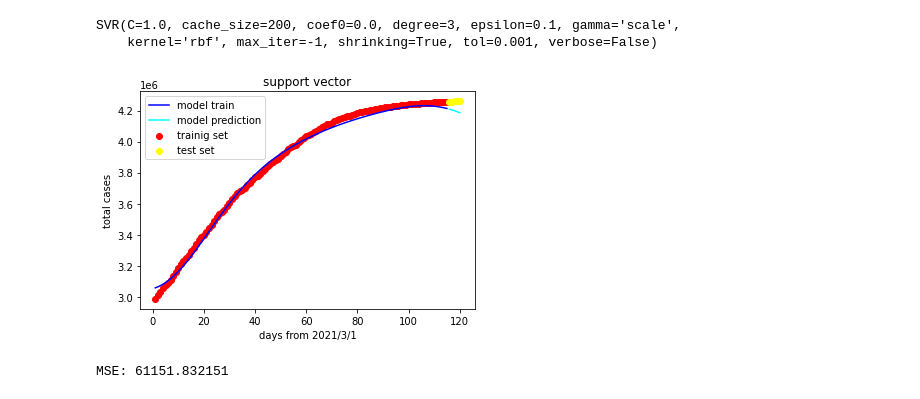
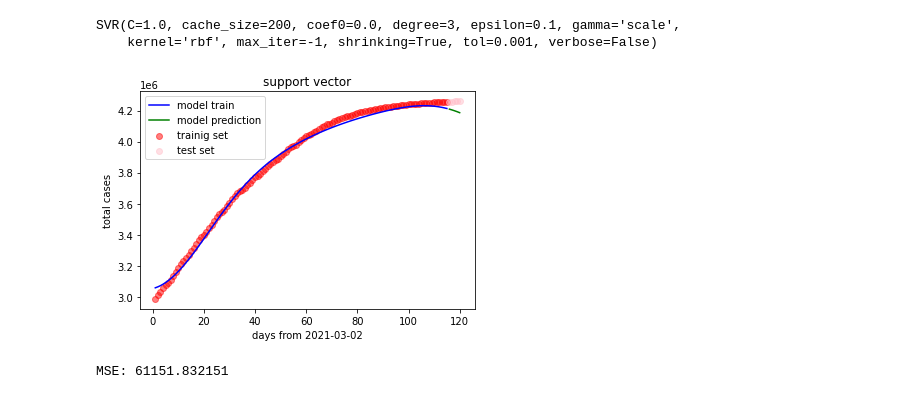
Before and after one commit to h-hafezi/CovidAnalysis, a Jupyter notebook: Covid_Analysis.ipynb, the cells around one changed output. Cells and saved outputs as stored; diff of their text form; code cells hidden in the pictures.

```diff
--- a/Covid_Analysis.ipynb
+++ b/Covid_Analysis.ipynb
@@ -460,19 +456,19 @@ SVR(C=1.0, cache_size=200, coef0=0.0, degree=3, epsilon=0.1, gamma='scale',
     kernel='rbf', max_iter=-1, shrinking=True, tol=0.001, verbose=False)
 # %%
 # draw the plot of the model
-plt.scatter(sc_x.inverse_transform(X_train).ravel(), sc_y.inverse_transform(y_train.reshape(1, -1)).ravel(), c = 'red', label = 'trainig set')
-plt.scatter(sc_x.inverse_transform(X_test).ravel(), y_test.ravel(), c = 'yellow', label = 'test set')
-plt.plot(sc_x.inverse_transform(X_train).ravel(), sc_y.inverse_transform(regressor.predict(np.array(X_train).reshape(-1, 1))).reshape(1, -1).ravel(), color='blue', label = 'model train')
-plt.plot(sc_x.inverse_transform(X_test).ravel(), sc_y.inverse_transform(regressor.predict(np.array(X_test).reshape(-1, 1))).reshape(1, -1).ravel(), color='cyan', label = 'model prediction')
+plt.scatter(sc_x.inverse_transform(X_train).ravel(), sc_y.inverse_transform(y_train.reshape(1, -1)).ravel(), c = 'red', label = 'trainig set', alpha = 0.5)
+plt.scatter(sc_x.inverse_transform(X_test).ravel(), y_test.ravel(), c = 'pink', label = 'test set', alpha = 0.5)
+plt.plot(sc_x.inverse_transform(X_train).ravel(), sc_y.inverse_transform(regressor.predict(np.array(X_train).reshape(-1, 1))).reshape(1, -1).ravel(), color = 'blue', label = 'model train')
+plt.plot(sc_x.inverse_transform(X_test).ravel(), sc_y.inverse_transform(regressor.predict(np.array(X_test).reshape(-1, 1))).reshape(1, -1).ravel(), color = 'green', label = 'model prediction')
 # setting the title and labels and the legend
 plt.title('support vector')
-plt.xlabel('days from 2021/3/1')
+plt.xlabel('days from 2021-03-02')
 plt.ylabel('total cases')
 plt.legend()
 # showing the plot
 plt.show()
 # %% [output]
-[figure, old version]
+[figure, new version]
 # %%
 from sklearn.metrics import mean_squared_error
 from math import sqrt
```
Also changed, not shown: parts of 21 cells of this notebook.
